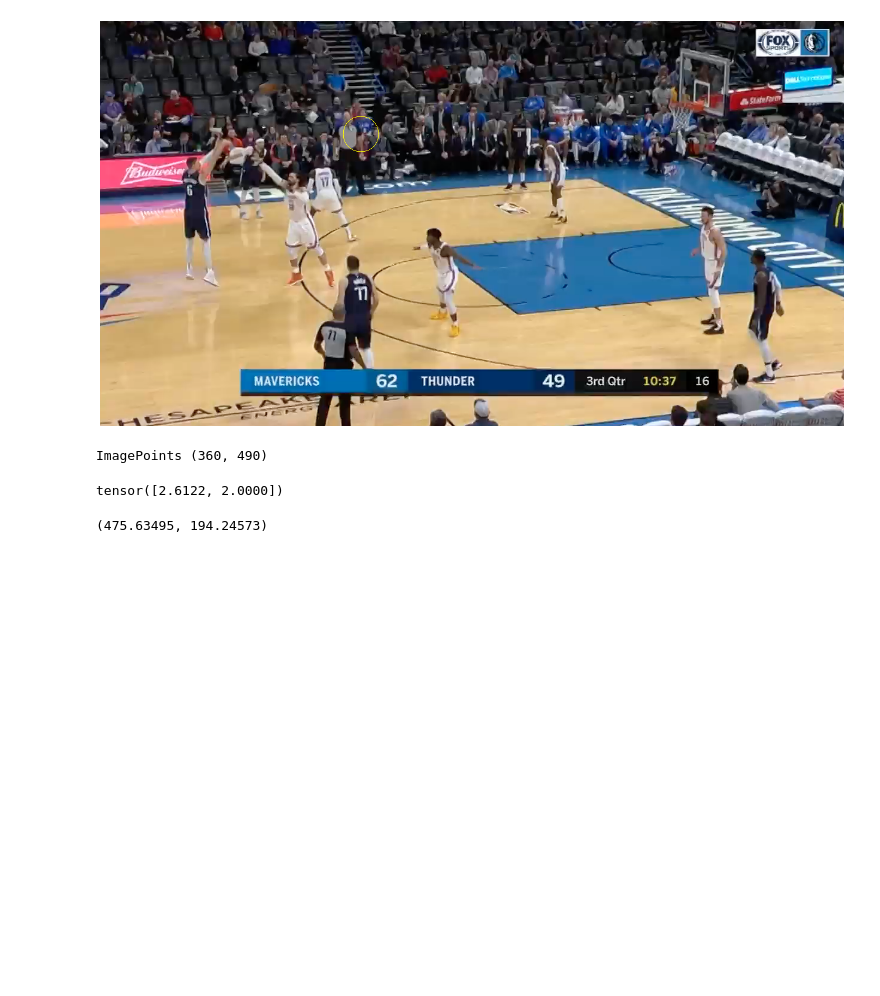
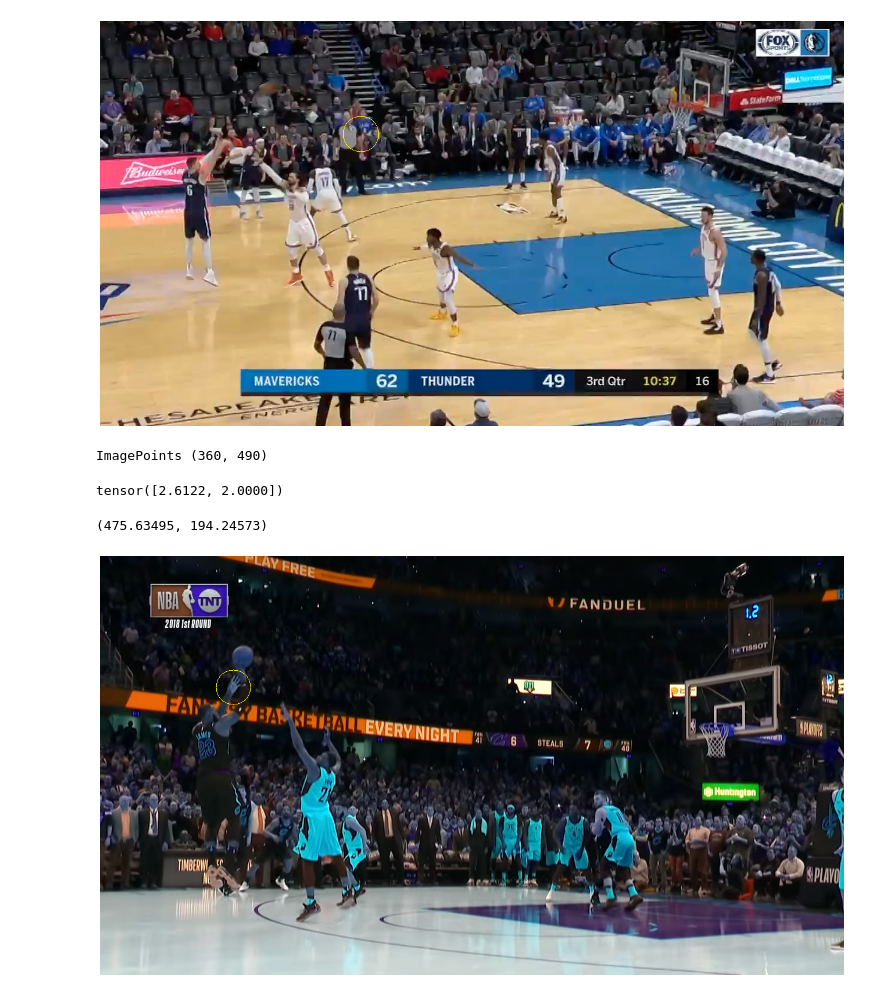
Before and after one commit to Pager07/Human-object-interaction-for-basketball-videos, a Jupyter notebook: Python Files/posenet/BallDetector.ipynb, the cells around one changed output. Saved outputs shown, nothing was run; the diff lists cells and outputs as text; code cells hidden in the pictures; blank space fills up the shorter version.

```diff
--- a/Python Files/posenet/BallDetector.ipynb
+++ b/Python Files/posenet/BallDetector.ipynb
@@ -145,0 +144,15 @@ fig = plt.figure(figsize=())
+# %%
+img = cv2.imread('/Volumes/My Passport/FinalYearProjectData/ballRegression2/Image/Best 50 Three Pointers_ 2018 NBA Season 2-53 screenshot.png')
+result = drawPrediction(img, (229,225))
+# %%
+xpixels = result.shape[1]
+ypixels = result.shape[0]
+dpi = 72
+scalefactor = 1
+xinch = xpixels * scalefactor / dpi
+yinch = ypixels * scalefactor / dpi
+fig = plt.figure(figsize=(xinch,yinch))
+ax = plt.axes([0, 0, 1, 1], frame_on=False, xticks=[], yticks=[])
+img_plot = plt.imshow(result)
+# %% [output]
+[figure, added]
```
Also changed, not shown: parts of 1 cell of this notebook, 1 other file.
